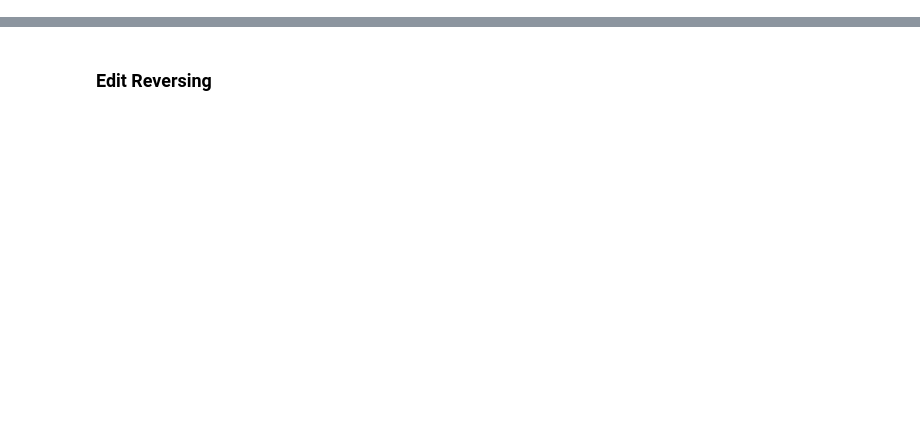
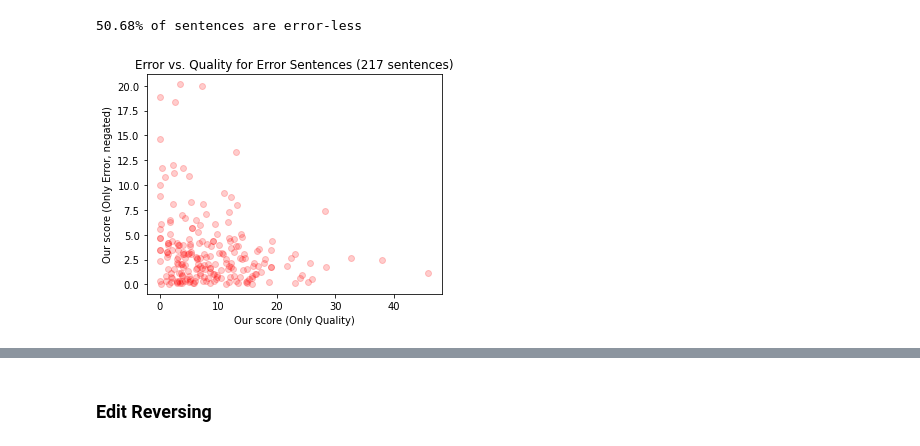
Before and after one commit to Yao-Dou/ts-annotation-tool, a Jupyter notebook: data/analysis/sensitivity.ipynb, the cells around one changed output, grey strips where cells are left out. Cells and saved outputs as stored; diff of their text form; code cells hidden in the pictures; blank space fills up the shorter version.

```diff
--- a/data/analysis/sensitivity.ipynb
+++ b/data/analysis/sensitivity.ipynb
@@ -211,0 +275,31 @@ len(scores)
+# %%
+# Add COMET scores from Collab
+# Write scores to json
+with open('scores.json', 'w') as f:
+    json.dump(scores, f, indent=4)
+# %%
+# Load json
+with open('scores.json', 'r') as f:
+    scores = json.load(f)
+# %%
+# Calculate Kendall Tau correlation for each statistic
+systems = ['bleu', 'sari', 'bertscore', 'comet', 'simpeval']
+all_results = []
+prec = 4
+for system in systems:
+    sys_results = []
+    for condition in conditions:
+        p = pearsonr([s[f'our_score_{condition}'] for s in scores], [s[system] for s in scores])
+        sp = spearmanr([s[f'our_score_{condition}'] for s in scores], [s[system] for s in scores])
+        results = (f'{round(sp[0], prec):.4f} & {round(p[0], prec):.4f}')
+
+        # & {round(sp[1], prec)}
+        # & {round(p[1], prec)}
+        sys_results += [results]
+    all_results += [sys_results]
+
+for i, condition in enumerate(conditions):
+    line = f'{condition.replace("_", " ").capitalize()} & '
+    for j, system in enumerate(systems):
+        line += f'{all_results[j][i]} & '
+    print(line[:-2] + '\\tabularnewline')
@@ -211,0 +322,4 @@ len(scores)
+# %%
+from utils.all import *
+
+data = load_data('../annotated', batch_num=[5, 6], preprocess=True)
@@ -211,0 +380,13 @@ len(scores)
+# %%
+pts = [(score['our_score_quality'], -score['our_score_error']) for score in scores]
+print(f'{(100*sum([x[1] == 0 for x in pts]) / len(pts)):.2f}% of sentences are error-less')
+pts = [x for x in pts if x[1] > 0]
+
+plt.scatter([p[0] for p in pts], [p[1] for p in pts], c ="red", alpha=0.2)
+plt.xlabel('Our score (Only Quality)')
+plt.ylabel('Our score (Only Error, negated)')
+plt.title(f'Error vs. Quality for Error Sentences ({len(pts)} sentences)')
+plt.show()
+# %% [output]
+50.68% of sentences are error-less
+[figure, added]
```
Also changed, not shown: parts of 34 cells of this notebook, 10 other files.
